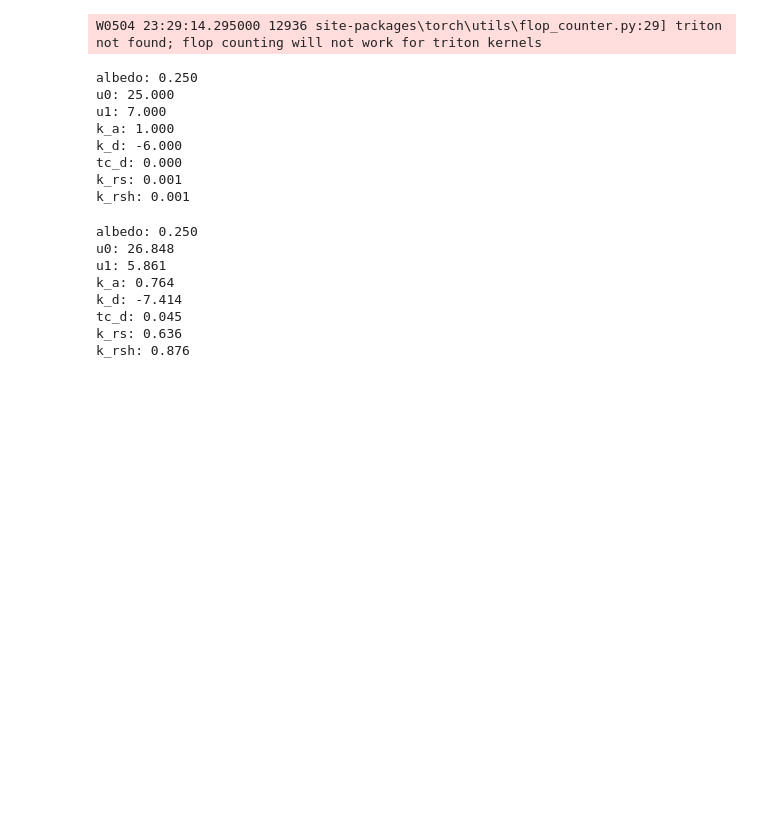
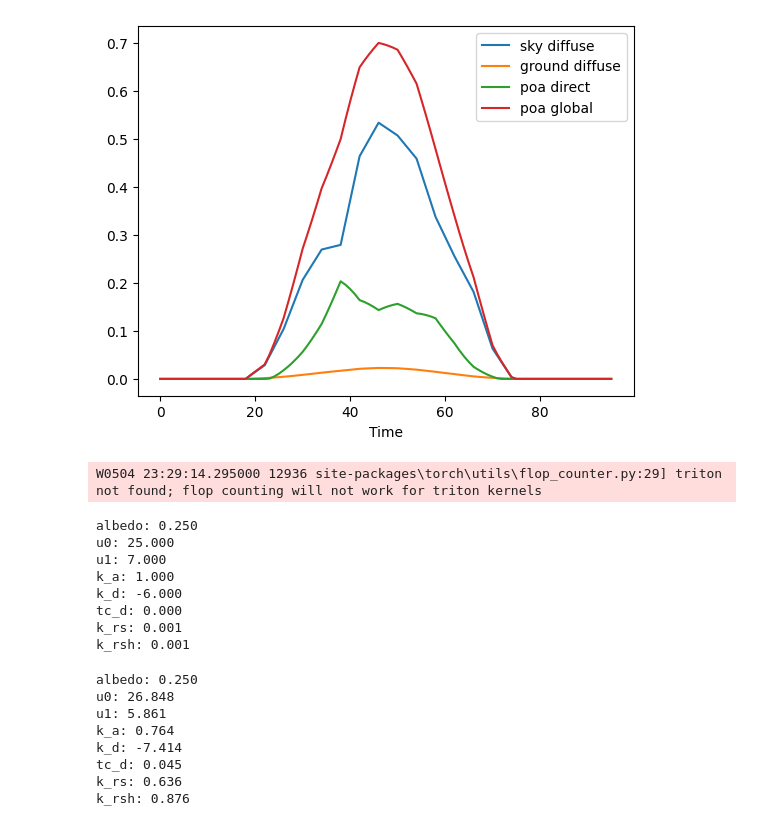
Before and after one commit to pavlikp/PV-PIML, a Jupyter notebook: notebooks/InspectModel2.ipynb, the cells around one changed output. Drawn from its saved outputs; the diff is of its cells as text; code cells hidden in the pictures; blank space fills up the shorter version.

```diff
--- a/notebooks/InspectModel2.ipynb
+++ b/notebooks/InspectModel2.ipynb
@@ -8,3 +76,20 @@ ds = PVDatasetWithHistory(r"C:\Users\peter\Repos\ENFIELD-data\processed_unpack\n
+# %%
+#plt.plot(dhi.cpu().numpy() / 1000.0, label="dhi")
+#plt.plot(s.cpu().numpy(), label="s")
+#plt.plot(aoi.cpu().numpy(), label="aoi")
+#plt.plot(projection.cpu().numpy(), label="projection")
+#plt.plot(dt.cpu().numpy() / 8, label="temp difference")
+#plt.plot(v.cpu().numpy(), label="v")
+plt.plot(sky_diffuse.cpu().numpy() / 1000.0, label="sky diffuse")
+plt.plot(ground_diffuse.cpu().numpy() / 1000.0, label="ground diffuse")
+plt.plot(poa_direct.cpu().numpy() / 1000.0, label="poa direct")
+plt.plot(poa_global.cpu().numpy() / 1000.0, label="poa global")
+#plt.plot(torch.cos(tilt).cpu().numpy(), label="cos(tilt)")
+plt.xlabel("Time")
+plt.legend()
+plt.show()
+# %% [output]
+[figure, added]
 # %%
 from models.ADRInspired import ADRInspired as ADR
 from utils.config import load_config
```
Also changed, not shown: parts of 5 cells of this notebook, 11 other files.
